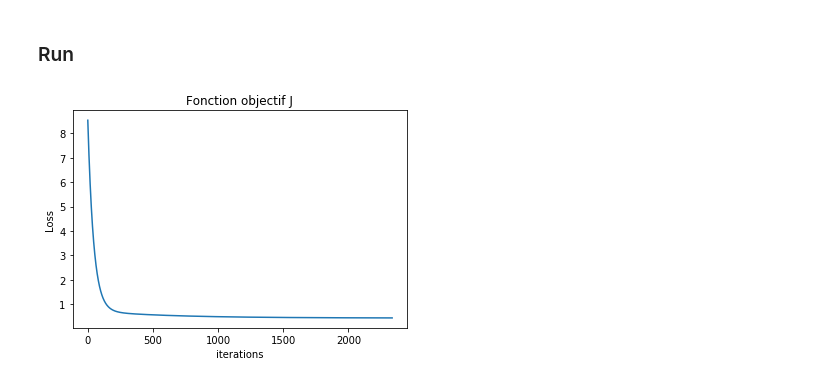
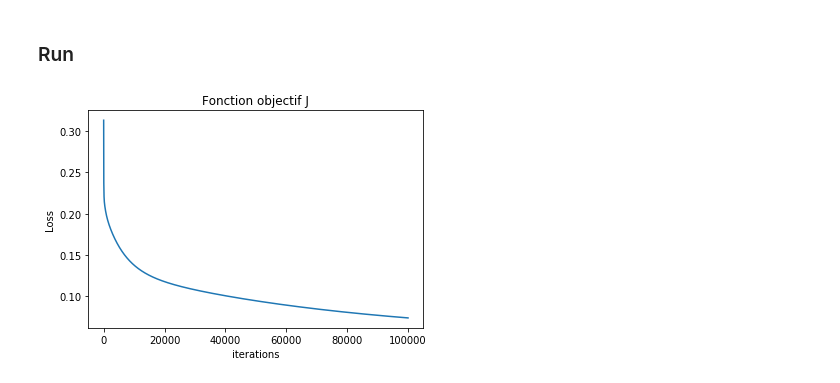
Before and after one commit to rabyj/IFT712, a Jupyter notebook: TP1/prog/solution_regression.ipynb, the cells around one changed output. Cells and saved outputs as stored; diff of their text form; code cells hidden in the pictures.

```diff
--- a/TP1/prog/solution_regression.ipynb
+++ b/TP1/prog/solution_regression.ipynb
@@ -17,8 +18,8 @@ modele_gen = "sin"
 nb_train = 80
 nb_test = 20
 bruit = 0.3 # dispersion
-m = 10
-lamb = 0.001 # learning rate
+m = 20
+lamb = 0.05 # learning rate
 w = [0.3, 4.1]  # Parametres du modele generatif
 # %% [markdown]
 ### Gestion Donnees
@@ -164,40 +162,38 @@ def entrainement(X, t, using_sklearn=False):
 
     """
     #AJOUTER CODE ICI
-    if m <= 0:
-        recherche_hyperparametre(X, t)
+
 
     phi_x = fonction_base_polynomiale(X)
-    w = [0, 1]
+    phi_x = pd.DataFrame(phi_x)
+    l = len(phi_x)
+    w = np.array([0]*len(phi_x.columns))
 
     # using_sklearn=True
     if(using_sklearn==True):
-        reg = linear_model.Ridge(alpha=.5)
+        reg = linear_model.Ridge(alpha=.7)
         fit = reg.fit(phi_x, t)
         w = fit.coef_
 
     # using_sklearn=False
     if(using_sklearn==False):
-        iterations = 10000
-        w = np.random.rand(10)
+        iterations = 100000
         cost_history = []
-        cost_history.append(costFunction(phi_x, t, w))
 
-        for iteration in range(1, iterations):
+        for iteration in range(iterations):
             hypothesis = phi_x.dot(w)
             loss = hypothesis-t
-            gradient = phi_x.T.dot(loss)/m
+            gradient = phi_x.T.dot(loss)/l
             w = w - lamb*gradient
-            cost = np.sum((np.matmul(phi_x, w)-t)**2)/(2*m)
+            cost = np.sum((phi_x.dot(w)-t)**2)/(2*l)
             cost_history.append(cost)
             #print(cost)
-            if cost_history[iteration-1] - cost_history[iteration] < 0.00001:
-                break
         plt.title('Fonction objectif J')
         plt.xlabel('iterations')
         plt.ylabel('Loss')
         plt.plot(cost_history)
         plt.show()
+    return phi_x, w
 # %%
 def prediction(x):
     """
@@ -242,5 +238,5 @@ def warning(erreur_test, erreur_apprentissage, bruit):
 # %%
 # Entrainement du modele de regression
-entrainement(x_train, t_train, using_sklearn=False)
+phi_x, W = entrainement(x_train, t_train, using_sklearn=False)
 # %% [output]
-[figure, old version]
+[figure, new version]
```
Also changed, not shown: parts of 13 cells of this notebook.
